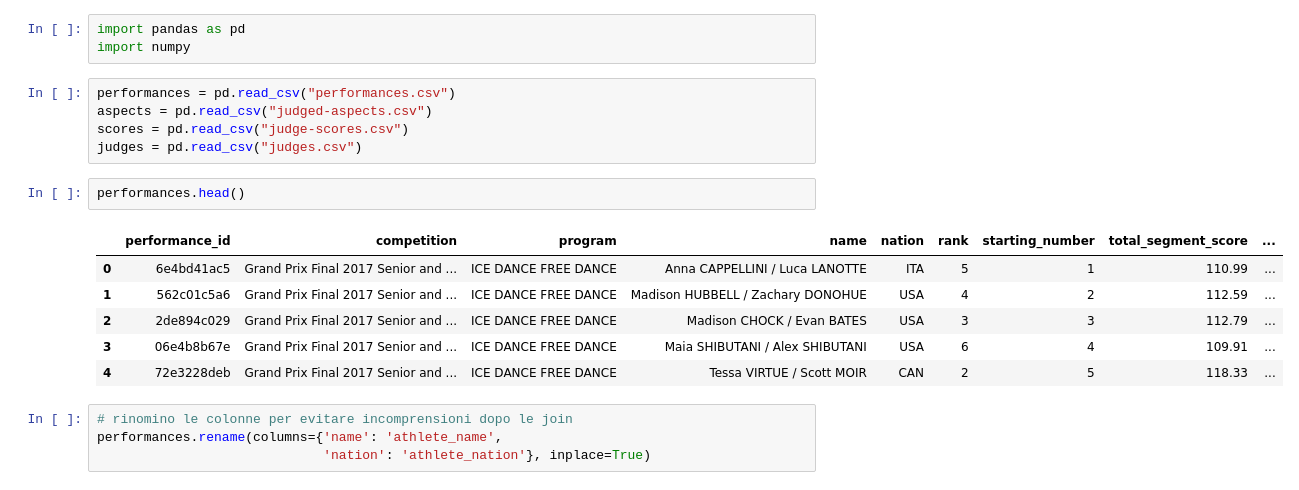
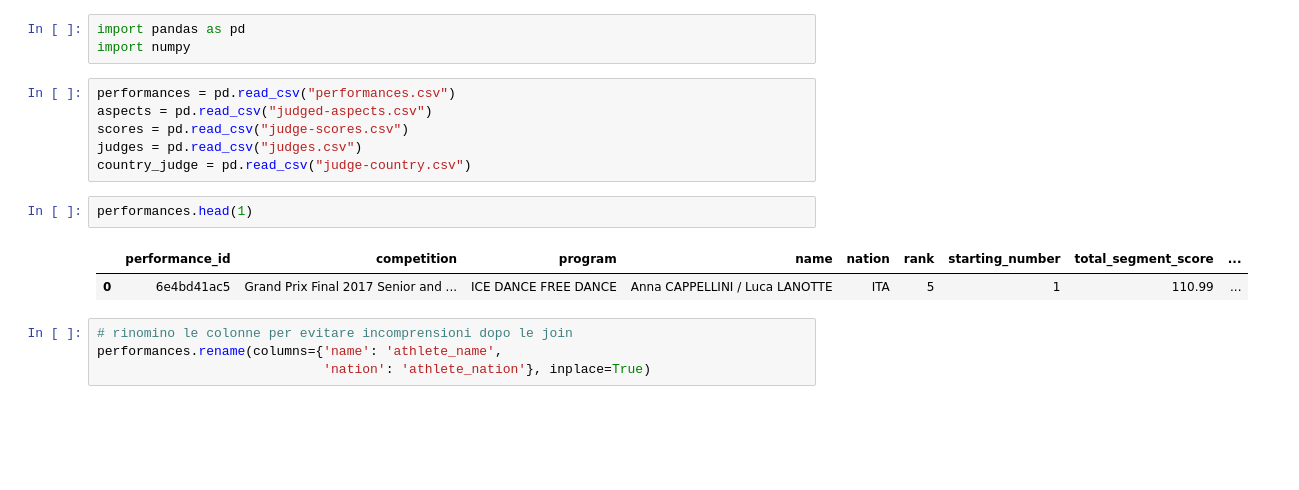
Before and after one commit to valinsogna/data_visualization_project, a Jupyter notebook: Preprocessing.ipynb, the cells around one changed output. Saved outputs shown, nothing was run; the diff lists cells and outputs as text; blank space fills up the shorter version.

Commit message:
add judge-country to preprocessing

```diff
--- a/Preprocessing.ipynb
+++ b/Preprocessing.ipynb
@@ -6,15 +6,12 @@ performances = pd.read_csv("performances.csv")
 aspects = pd.read_csv("judged-aspects.csv")
 scores = pd.read_csv("judge-scores.csv")
 judges = pd.read_csv("judges.csv")
+country_judge = pd.read_csv("judge-country.csv")
 # %%
-performances.head()
+performances.head(1)
 # %% [output]
 |  | performance_id | competition | program | name | nation | rank | starting_number | total_segment_score | ... |
 | 0 | 6e4bd41ac5 | Grand Prix Final 2017 Senior and ... | ICE DANCE FREE DANCE | Anna CAPPELLINI / Luca LANOTTE | ITA | 5 | 1 | 110.99 | ... |
-| 1 | 562c01c5a6 | Grand Prix Final 2017 Senior and ... | ICE DANCE FREE DANCE | Madison HUBBELL / Zachary DONOHUE | USA | 4 | 2 | 112.59 | ... |
-| 2 | 2de894c029 | Grand Prix Final 2017 Senior and ... | ICE DANCE FREE DANCE | Madison CHOCK / Evan BATES | USA | 3 | 3 | 112.79 | ... |
-| 3 | 06e4b8b67e | Grand Prix Final 2017 Senior and ... | ICE DANCE FREE DANCE | Maia SHIBUTANI / Alex SHIBUTANI | USA | 6 | 4 | 109.91 | ... |
-| 4 | 72e3228deb | Grand Prix Final 2017 Senior and ... | ICE DANCE FREE DANCE | Tessa VIRTUE / Scott MOIR | CAN | 2 | 5 | 118.33 | ... |
 # %%
 # rinomino le colonne per evitare incomprensioni dopo le join
 performances.rename(columns={'name': 'athlete_name',
```
Also changed, not shown: parts of 8 cells of this notebook, 2 other files.
